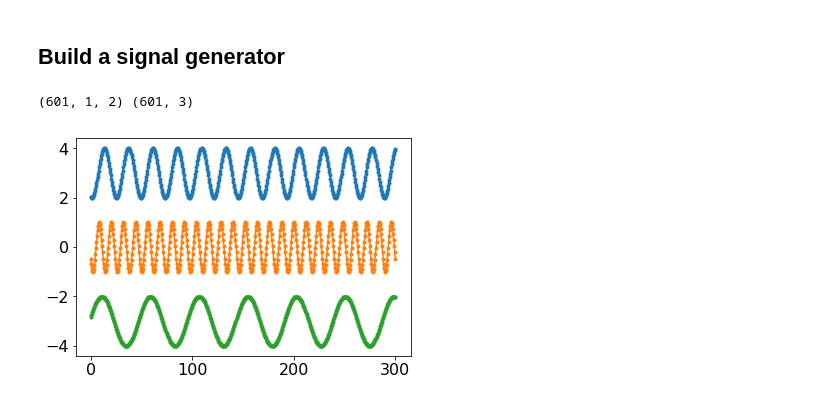
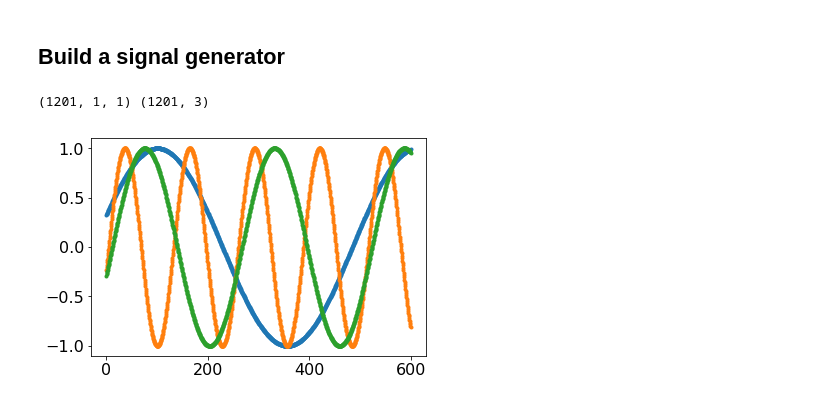
Before and after one commit to WillieMaddox/DiscRimNN, a Jupyter notebook: discrimnn.ipynb, the cells around one changed output. Saved outputs shown, nothing was run; the diff lists cells and outputs as text; code cells hidden in the pictures.

```diff
--- a/discrimnn.ipynb
+++ b/discrimnn.ipynb
@@ -53,27 +53,26 @@ plt.rc('figure', titlesize=BIGGEST_SIZE)  # fontsize of the figure title
 from discrimnn.signal import MixedSignal
 # %%
 # start off with simplest case for proof of concept
-n_timesteps = 601
+n_timesteps = 1201
 
-sig1_coeffs = {'phase_range': (0, 2 * np.pi), 'period': 24.0, 'offset': 3.0}
-sig2_coeffs = {'phase_range': (0, 2 * np.pi), 'period': 12.0, 'offset': 0.0}
-sig3_coeffs = {'phase_range': (0, 2 * np.pi), 'period': 48.0, 'offset': -3.0}
+sig1_coeffs = {'phase_range': (0, 2 * np.pi), 'amplitude': 1.0, 'period': 512.0, 'offset': 0.0}
+sig2_coeffs = {'phase_range': (0, 2 * np.pi), 'amplitude': 1.0, 'period': 128.0, 'offset': 0.0}
+sig3_coeffs = {'phase_range': (0, 2 * np.pi), 'amplitude': 1.0, 'period': 256.0, 'offset': 0.0}
 coeffs_list = [sig1_coeffs, sig2_coeffs, sig3_coeffs]
 
-msig = MixedSignal(0, 300, n_timesteps, coeffs_list)
+msig = MixedSignal(0, 600, n_timesteps, coeffs_list)
 n_signals = len(msig)
 X, y = msig()
 
 print(X.shape, y.shape)
 # print(X)
 # print(y)
+
+for i in range(n_signals):
+    plt.plot(msig.timestamps, msig.signals[i], marker='.')
 # %% [output]
-(601, 1, 2) (601, 3)
+(1201, 1, 1) (1201, 3)
+[figure, added]
-# %%
-for i in range(n_signals):
-    plt.plot(msig.timestamps, msig.signals[i], marker='.')
-# %% [output]
-[figure, removed]
 # %%
 def highlight_column_matches(data, column='', color='yellow'):
     '''
```
Also changed, not shown: parts of 4 cells of this notebook, 1 other file.
